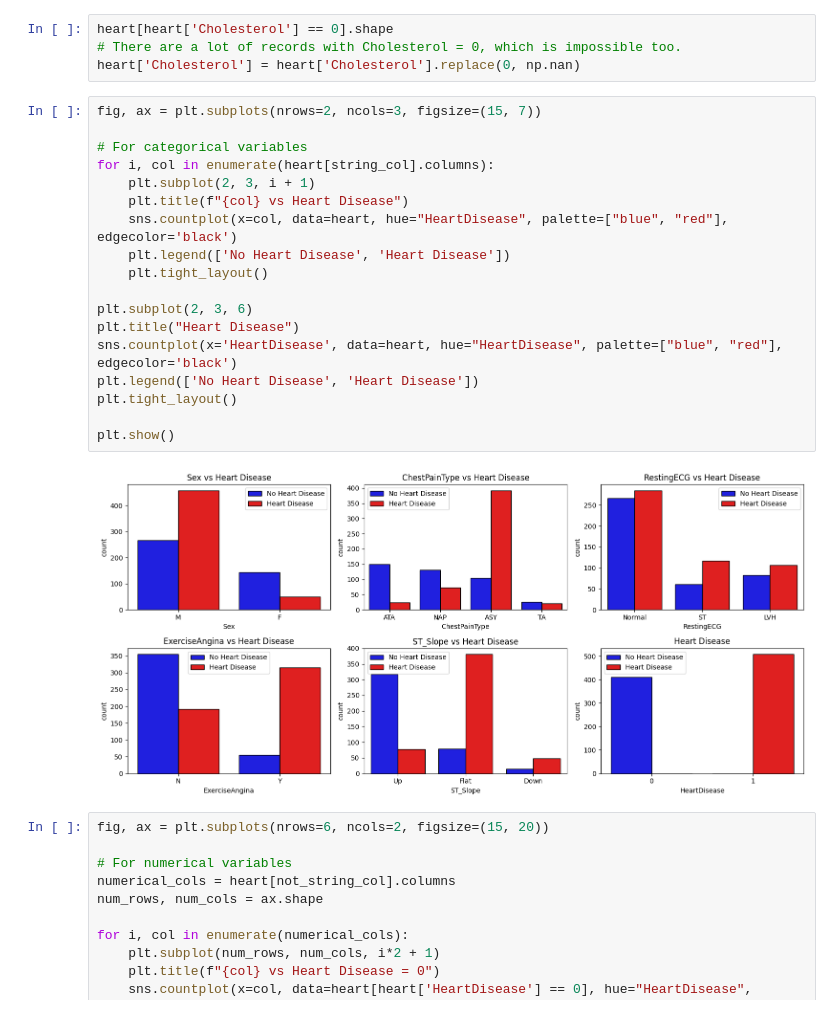
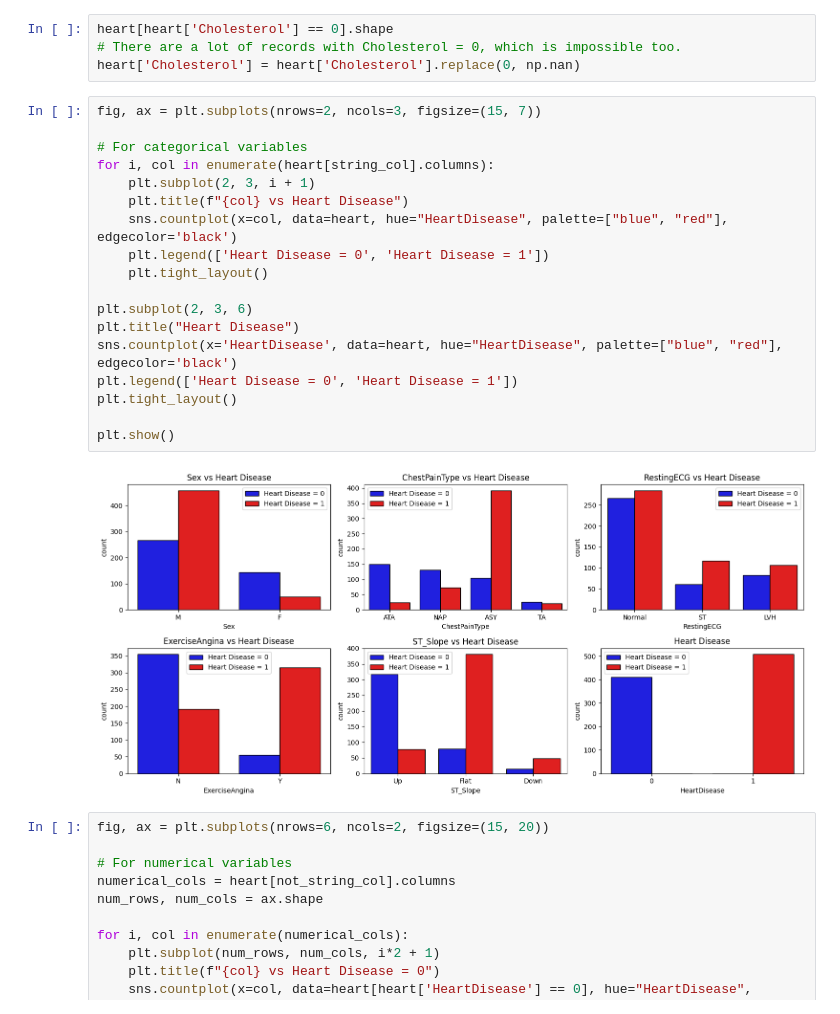
Before and after one commit to nbzuong/ML_Project, a Jupyter notebook: heart_predict.ipynb, the cells around one changed output. Saved outputs shown, nothing was run; the diff lists cells and outputs as text.

```diff
--- a/heart_predict.ipynb
+++ b/heart_predict.ipynb
@@ -65,23 +65,23 @@ heart['Cholesterol'] = heart['Cholesterol'].replace(0, np.nan)
 # %%
 fig, ax = plt.subplots(nrows=2, ncols=3, figsize=(15, 7))
 
 # For categorical variables
 for i, col in enumerate(heart[string_col].columns):
     plt.subplot(2, 3, i + 1)
     plt.title(f"{col} vs Heart Disease")
     sns.countplot(x=col, data=heart, hue="HeartDisease", palette=["blue", "red"], edgecolor='black')
-    plt.legend(['No Heart Disease', 'Heart Disease'])
+    plt.legend(['Heart Disease = 0', 'Heart Disease = 1'])
     plt.tight_layout()
 
 plt.subplot(2, 3, 6)
 plt.title("Heart Disease")
 sns.countplot(x='HeartDisease', data=heart, hue="HeartDisease", palette=["blue", "red"], edgecolor='black')
-plt.legend(['No Heart Disease', 'Heart Disease'])
+plt.legend(['Heart Disease = 0', 'Heart Disease = 1'])
 plt.tight_layout()
 
 plt.show()
 # %% [output]
-[figure, old version]
+[figure, new version]
 # %%
 fig, ax = plt.subplots(nrows=6, ncols=2, figsize=(15, 20))
 
```
Also changed, not shown: parts of 15 cells of this notebook.
